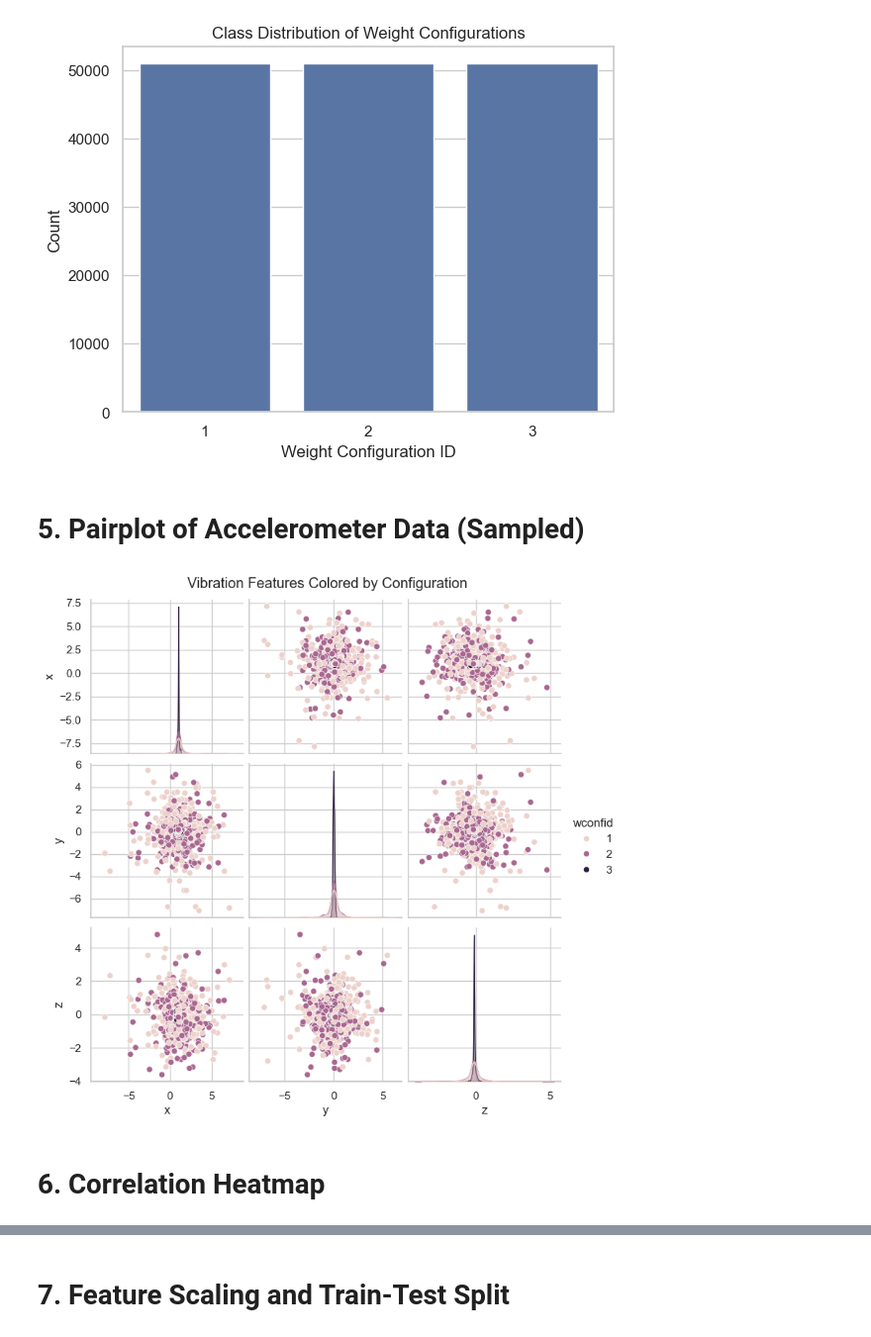
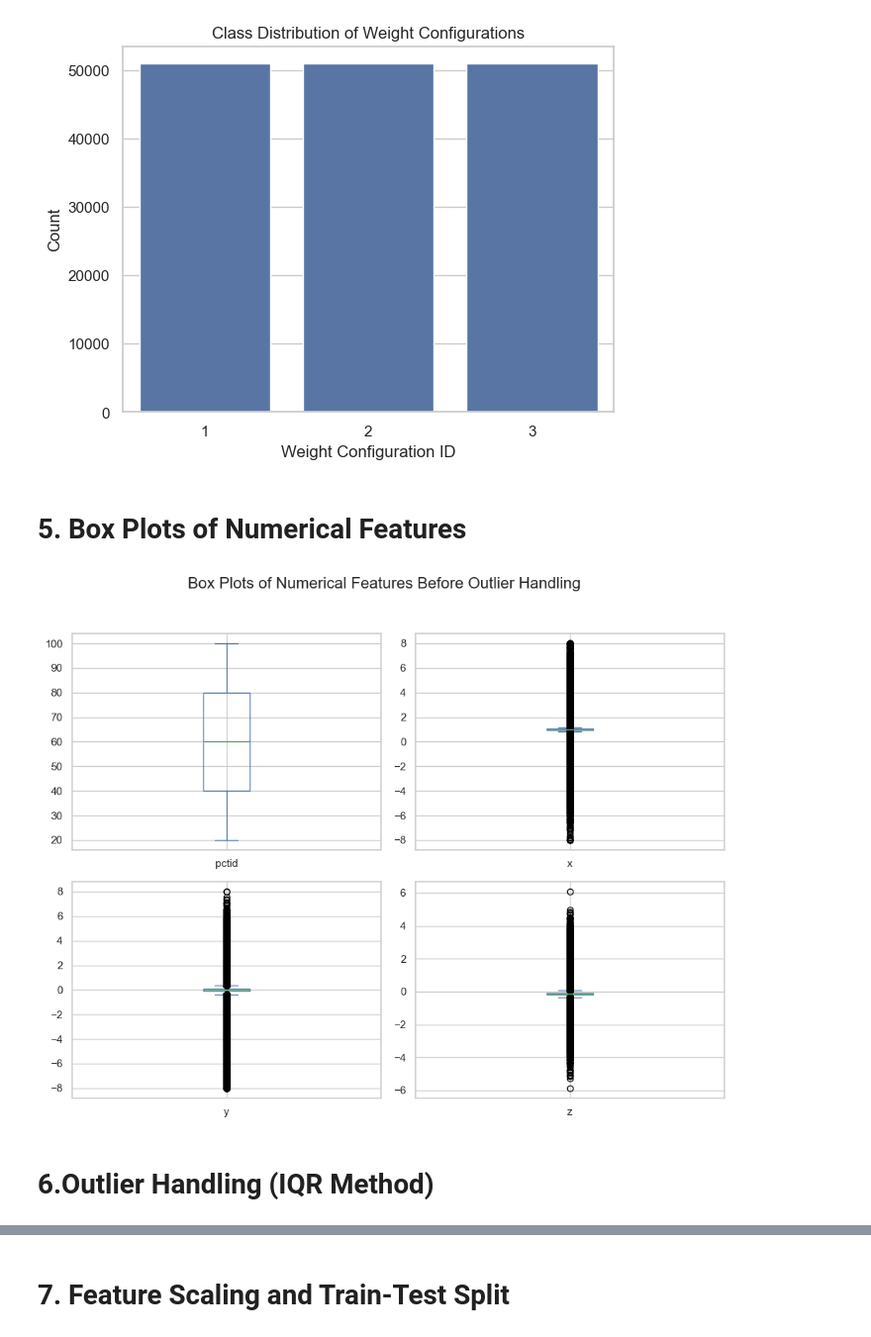
Before and after one commit to nimaabaeian/ml-project-robotic-fan-fault-detection, a Jupyter notebook: ml-project-robotic-fan-fault-detection.ipynb, the cells around one changed output, grey strips where cells are left out. Shown: that part at 99% size. Cells and saved outputs as stored; diff of their text form; code cells hidden in the pictures.

```diff
--- a/ml-project-robotic-fan-fault-detection.ipynb
+++ b/ml-project-robotic-fan-fault-detection.ipynb
@@ -61,14 +61,15 @@ plt.show()
 # %% [output]
 [figure]
 # %% [markdown]
-# **5. Pairplot of Accelerometer Data (Sampled)**
+# **5. Box Plots of Numerical Features**
 # %%
-sample_df = df.sample(3000, random_state=42)
-sns.pairplot(sample_df, hue='wconfid', vars=['x', 'y', 'z'])
-plt.suptitle("Vibration Features Colored by Configuration", y=1.02)
+# Visualize Boxplots
+df[['pctid', 'x', 'y', 'z']].plot(kind='box', subplots=True, layout=(2, 2), figsize=(10, 8))
+plt.suptitle("Box Plots of Numerical Features Before Outlier Handling", fontsize=16)
+plt.tight_layout(rect=[0, 0, 1, 0.95])
 plt.show()
 # %% [output]
-[figure, old version]
+[figure, new version]
 # %% [markdown]
-# **6. Correlation Heatmap**
+# **6.Outlier Handling (IQR Method)**
 # %%
```
Also changed, not shown: parts of 20 cells of this notebook.
